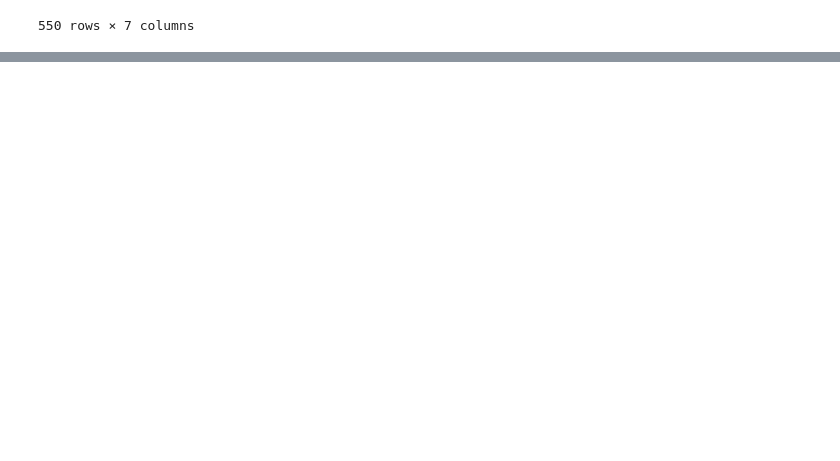
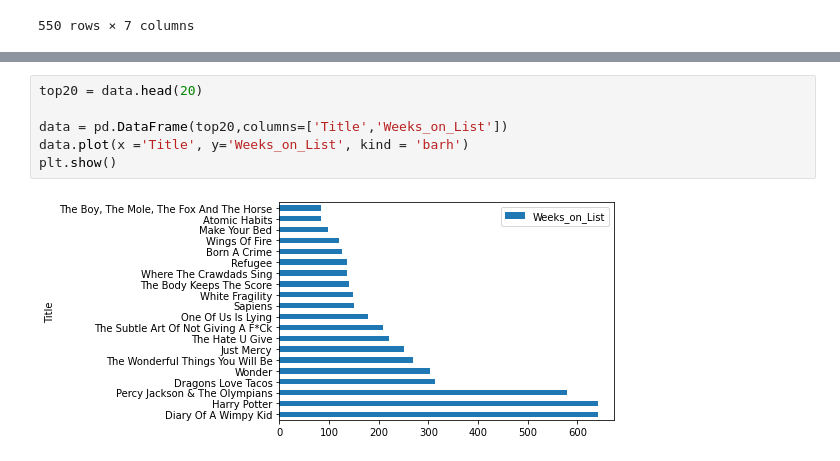
Before and after one commit to AusLuke/Beautiful-NYT-Bestsellers-Soup, a Jupyter notebook: Beautiful_NYT_Bestseller_soup.ipynb, the cells around one changed output, grey strips where cells are left out. Saved outputs shown, nothing was run; the diff lists cells and outputs as text; blank space fills up the shorter version.

Commit message:
top 20 longest on NYT list books

```diff
--- a/Beautiful_NYT_Bestseller_soup.ipynb
+++ b/Beautiful_NYT_Bestseller_soup.ipynb
@@ -198,0 +222,8 @@ data
+# %%
+top20 = data.head(20)
+
+data = pd.DataFrame(top20,columns=['Title','Weeks_on_List'])
+data.plot(x ='Title', y='Weeks_on_List', kind = 'barh')
+plt.show()
+# %% [output]
+[figure, added]
```
Also changed, not shown: parts of 3 cells of this notebook, 2 other files.
